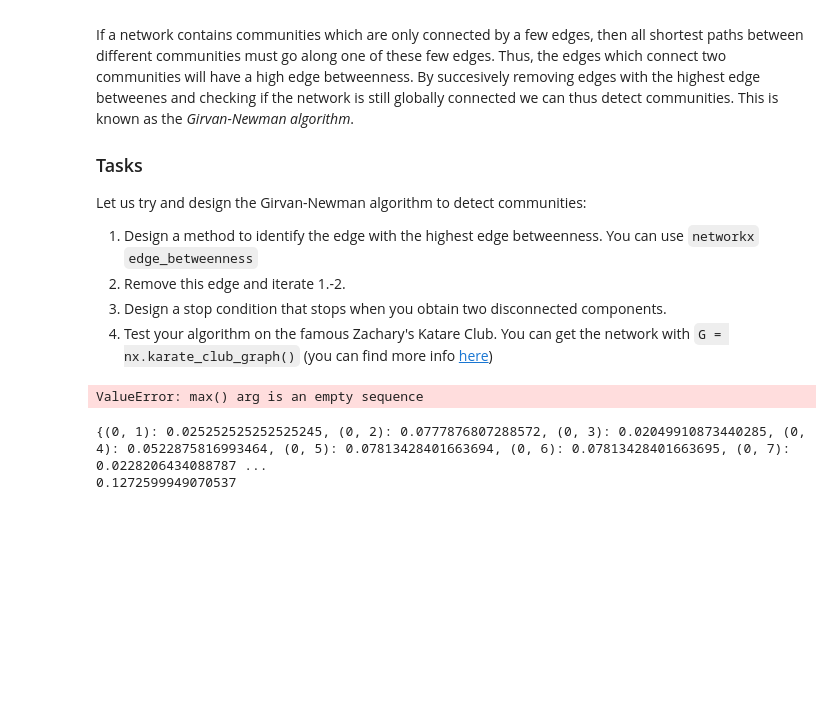
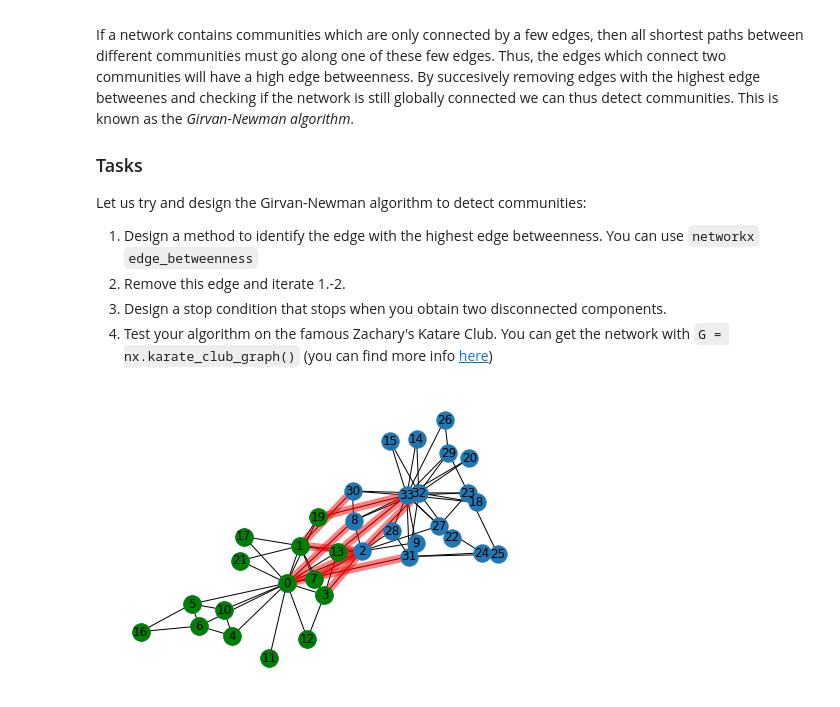
Before and after one commit to ramsurya98/Introduction-Network-Science-2021, a Jupyter notebook: Exercise03/03_python_computer_exercise_networks2020.ipynb, the cells around one changed output. Drawn from its saved outputs; the diff is of its cells as text; code cells hidden in the pictures; blank space fills up the shorter version.

```diff
--- a/Exercise03/03_python_computer_exercise_networks2020.ipynb
+++ b/Exercise03/03_python_computer_exercise_networks2020.ipynb
@@ -69,18 +62,6 @@ def plot_graph_difference(G, separated_G):
                            node_color='g')
 # %%
 G = nx.karate_club_graph()
-separated_G = GirvanNewman(G)
 plot_graph_difference(G, separated_G)
 # %% [output]
-ValueError: max() arg is an empty sequence
+[figure, added]
-# %%
-import networkx as nx
-
-G = nx.karate_club_graph()
-betweeness = nx.edge_betweenness_centrality(G)
-print(betweeness)
-max_betweeness = max(betweeness.values())
-print(max_betweeness)
-# %% [output]
-{(0, 1): 0.025252525252525245, (0, 2): 0.0777876807288572, (0, 3): 0.02049910873440285, (0, 4): 0.0522875816993464, (0, 5): 0.07813428401663694, (0, 6): 0.07813428401663695, (0, 7): 0.0228206434088787 ...
-0.1272599949070537
```
Also changed, not shown: parts of 2 cells of this notebook.
